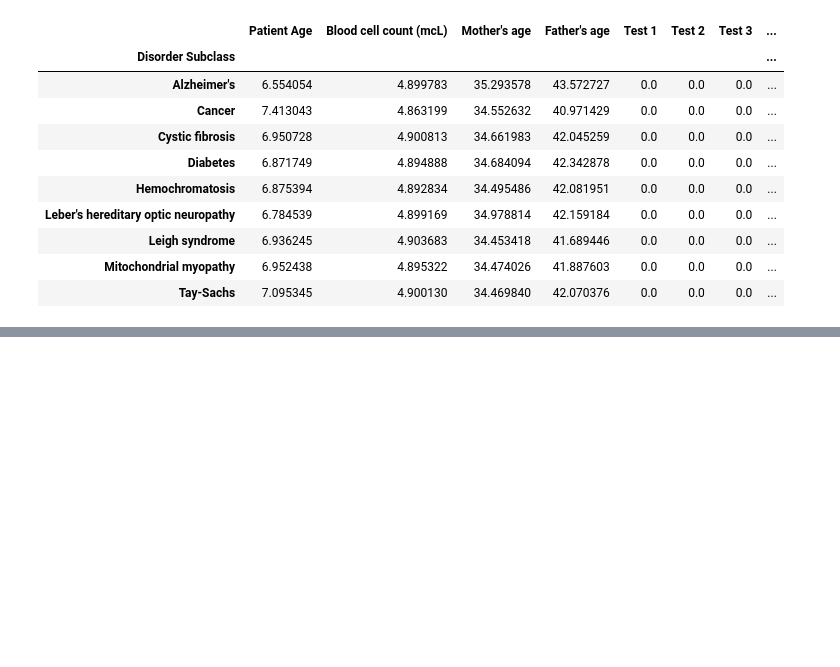
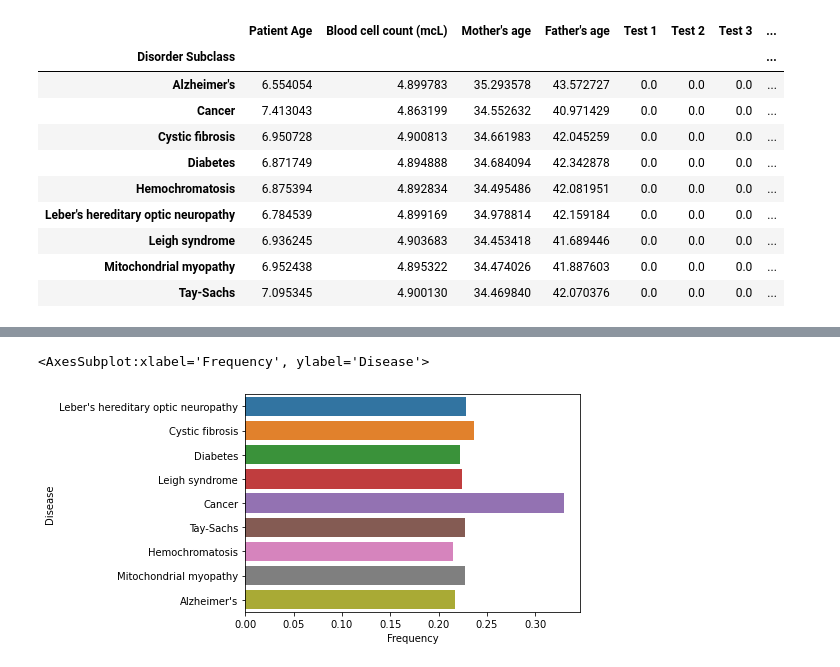
Before and after one commit to jhumci/BLT_BDS, a Jupyter notebook: 1_Visualisierung_und_Datenbanken.ipynb, the cells around one changed output, grey strips where cells are left out. Saved outputs shown, nothing was run; the diff lists cells and outputs as text; code cells hidden in the pictures; blank space fills up the shorter version.

Commit message:
added plots

```diff
--- a/1_Visualisierung_und_Datenbanken.ipynb
+++ b/1_Visualisierung_und_Datenbanken.ipynb
@@ -851,0 +928,29 @@ H/O serious maternal illness has a base line of 0.45
+# %%
+factor = []
+illness = []
+frequency = []
+
+# We analyze each individual column of a potential influence
+for column_name in ['H/O serious maternal illness', 'H/O radiation exposure (x-ray)', 'H/O substance abuse']:
+
+  # Baseline
+  total = disease_data.shape[0]
+
+  # Subgroup with disease
+  subgroup = disease_data[disease_data[column_name]=="Yes"].shape[0]
+
+  print("{0} has a base line of {1:.2f}".format(column_name, subgroup / total))
+
+  for disease in disease_data["Disorder Subclass"].unique():
+    subgroup_data = disease_data[disease_data["Disorder Subclass"]==disease]
+
+    total = subgroup_data.shape[0]
+    subgroup = subgroup_data[disease_data[column_name]=="Yes"].shape[0]
+
+    if total !=0:
+      print("--- For {0} it is {1:.2f}".format(disease, subgroup / total))
+      factor.append(column_name)
+      illness.append(disease)
+      frequency.append(subgroup / total)
+
+  print(" \n")
@@ -851,0 +975,5 @@ H/O serious maternal illness has a base line of 0.45
+# %%
+# This is advanced stuff
+df = pd.DataFrame(list(zip(factor, illness, frequency)),
+               columns =['Factor', 'Disease', 'Frequency'])
+df
@@ -851,0 +998,9 @@ H/O serious maternal illness has a base line of 0.45
+# %%
+# We will work on plotting in the next lecture
+import seaborn as sns
+
+df_plot = df[df["Factor"]=="H/O substance abuse"]
+sns.barplot(data=df_plot, x="Frequency", y="Disease", orient='h')
+# %% [output]
+<AxesSubplot:xlabel='Frequency', ylabel='Disease'>
+[figure, added]
```
Also changed, not shown: parts of 28 cells of this notebook, 1 other file.
